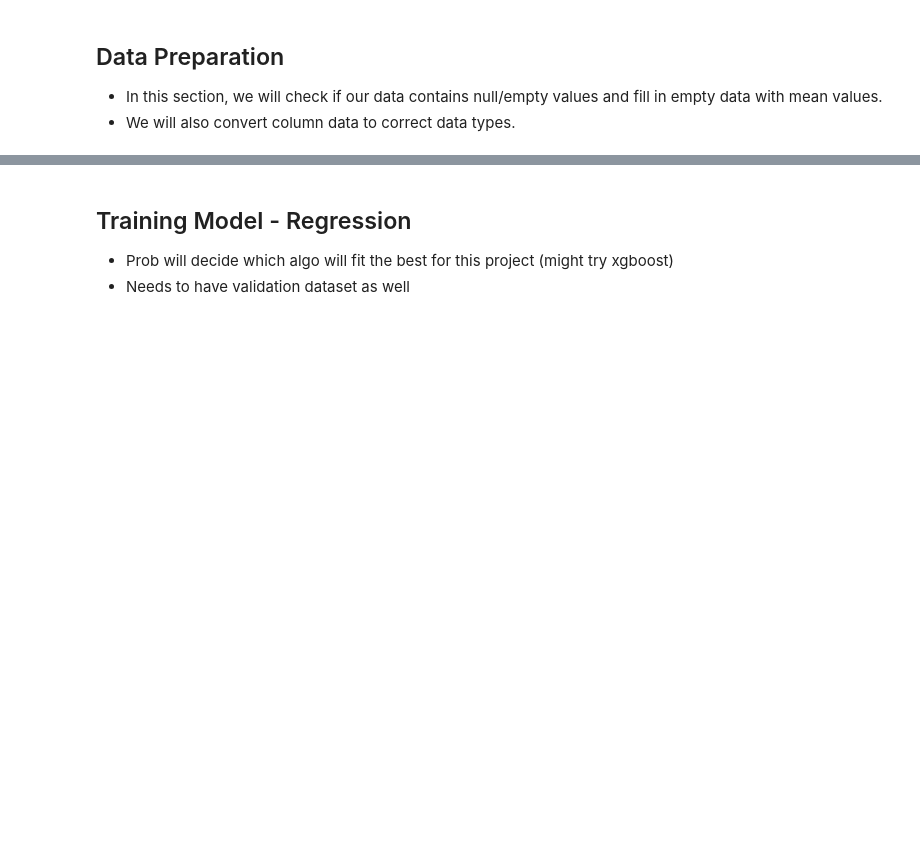
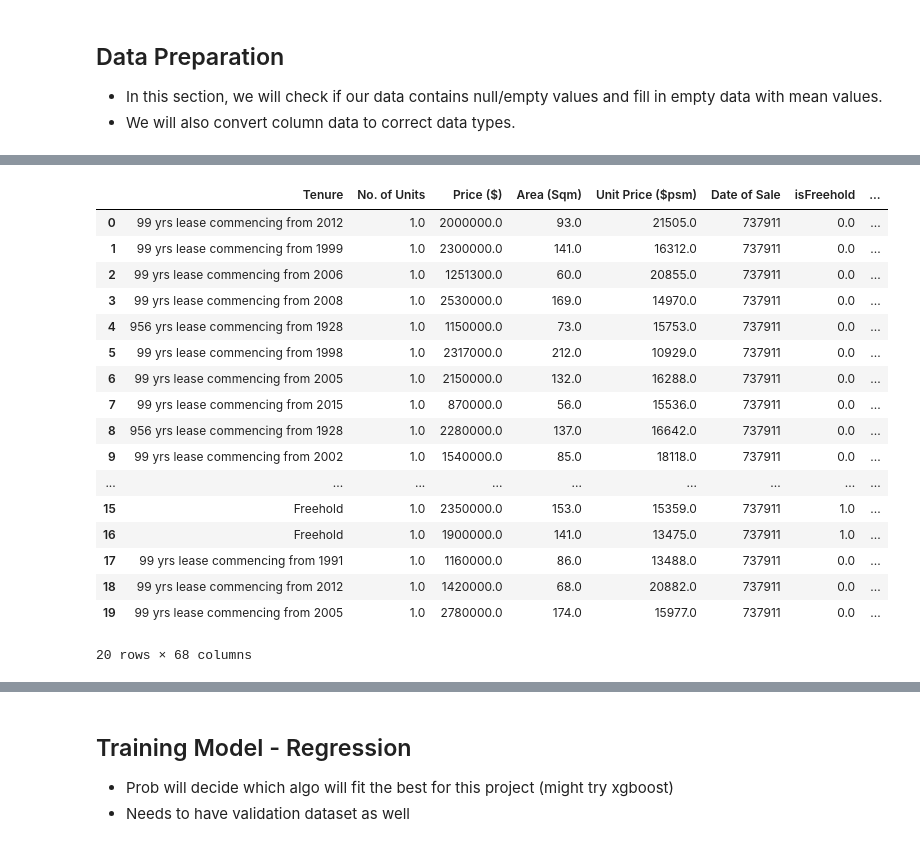
Before and after one commit to muhdhasan/Island-Property-Group, a Jupyter notebook: training/sales-private-prediction.ipynb, the cells around one changed output, grey strips where cells are left out. Drawn from its saved outputs; the diff is of its cells as text; code cells hidden in the pictures; blank space fills up the shorter version.

```diff
--- a/training/sales-private-prediction.ipynb
+++ b/training/sales-private-prediction.ipynb
@@ -207,0 +254,6 @@ privateDf.isnull().sum()
+# %%
+# Convert month column to 'month' type
+privateDf['Date of Sale'] = pd.to_datetime(privateDf['Date of Sale'],format='%b-%Y')
+# Convert month to ordinal type so we can use the data for training our model
+privateDf['Date of Sale'] = privateDf['Date of Sale'].map(datetime.datetime.toordinal)
+privateDf.head()
@@ -210,0 +271,4 @@ One hot encode categorical columns for flat_models, town, storey_range, flat_typ
+# %%
+# Extracting info from tenure
+tenureEx = privateDf["Tenure"].str.split(" ", n = 5, expand = True)
+tenureEx.head()
@@ -210,0 +293,6 @@ One hot encode categorical columns for flat_models, town, storey_range, flat_typ
+# %%
+# We retrieve rows without freehold
+tenureInfo = tenureEx[tenureEx[0] != "Freehold"]
+tenureDuration = tenureInfo.drop([1,2,3,4,5], axis=1)
+tenureStartYear = tenureInfo.drop([0,1,2,3,4], axis=1)
+tenureDuration.head(20)
@@ -210,0 +317,34 @@ One hot encode categorical columns for flat_models, town, storey_range, flat_typ
+# %%
+# privateDf['isFreehold'] = privateDf.index.to_series().map(freeholdVal)
+privateDf ['isFreehold']= pd.concat(l[freeholdVal] axis=0)
+
+pprivateDf['Tenure Duration (Years)'] = pd.concat([tenureDuration], axis=0)
+privateDf['Start Lease Date'] = pd.concat([tenureStartYear], axis=0)
+privateDf['isFreehold'] = privateDf['isFreehold'].fillna(0)
+privateDf['Start Lease Date'] = pd.to_datetime(privateDf['Start Lease Date'], errors='coerce')
+privateDf['Start Lease Date'] = pd.to_datetime(privateDf['Start Lease Date'], errors='coerce')
+# privateDf['isFreehold'] = tenureEx[tenureEx[0] == "Freehold"]p# rivateDf['isFreehold'] = ppd.to_numeric(privateDf['isFreehold'])
+
+pmappingFreehold = {'Freehold': 1, 'NaN':0}
+rmappteDf = vateDf.replace (){'isFreehold':}mmappingFreehold# pvateDf['isFreeteDf['isFree0)
+# %%
+privateDf.head(20)
+# %% [output]
+|  | Tenure | No. of Units | Price ($) | Area (Sqm) | Unit Price ($psm) | Date of Sale | isFreehold | ... |
+| 0 | 99 yrs lease commencing from 2012 | 1.0 | 2000000.0 | 93.0 | 21505.0 | 737911 | 0.0 | ... |
+| 1 | 99 yrs lease commencing from 1999 | 1.0 | 2300000.0 | 141.0 | 16312.0 | 737911 | 0.0 | ... |
+| 2 | 99 yrs lease commencing from 2006 | 1.0 | 1251300.0 | 60.0 | 20855.0 | 737911 | 0.0 | ... |
+| 3 | 99 yrs lease commencing from 2008 | 1.0 | 2530000.0 | 169.0 | 14970.0 | 737911 | 0.0 | ... |
+| 4 | 956 yrs lease commencing from 1928 | 1.0 | 1150000.0 | 73.0 | 15753.0 | 737911 | 0.0 | ... |
+| 5 | 99 yrs lease commencing from 1998 | 1.0 | 2317000.0 | 212.0 | 10929.0 | 737911 | 0.0 | ... |
+| 6 | 99 yrs lease commencing from 2005 | 1.0 | 2150000.0 | 132.0 | 16288.0 | 737911 | 0.0 | ... |
+| 7 | 99 yrs lease commencing from 2015 | 1.0 | 870000.0 | 56.0 | 15536.0 | 737911 | 0.0 | ... |
+| 8 | 956 yrs lease commencing from 1928 | 1.0 | 2280000.0 | 137.0 | 16642.0 | 737911 | 0.0 | ... |
+| 9 | 99 yrs lease commencing from 2002 | 1.0 | 1540000.0 | 85.0 | 18118.0 | 737911 | 0.0 | ... |
+| ... | ... | ... | ... | ... | ... | ... | ... | ... |
+| 15 | Freehold | 1.0 | 2350000.0 | 153.0 | 15359.0 | 737911 | 1.0 | ... |
+| 16 | Freehold | 1.0 | 1900000.0 | 141.0 | 13475.0 | 737911 | 1.0 | ... |
+| 17 | 99 yrs lease commencing from 1991 | 1.0 | 1160000.0 | 86.0 | 13488.0 | 737911 | 0.0 | ... |
+| 18 | 99 yrs lease commencing from 2012 | 1.0 | 1420000.0 | 68.0 | 20882.0 | 737911 | 0.0 | ... |
+| 19 | 99 yrs lease commencing from 2005 | 1.0 | 2780000.0 | 174.0 | 15977.0 | 737911 | 0.0 | ... |
+20 rows × 68 columns
```
Also changed, not shown: parts of 34 cells of this notebook.
